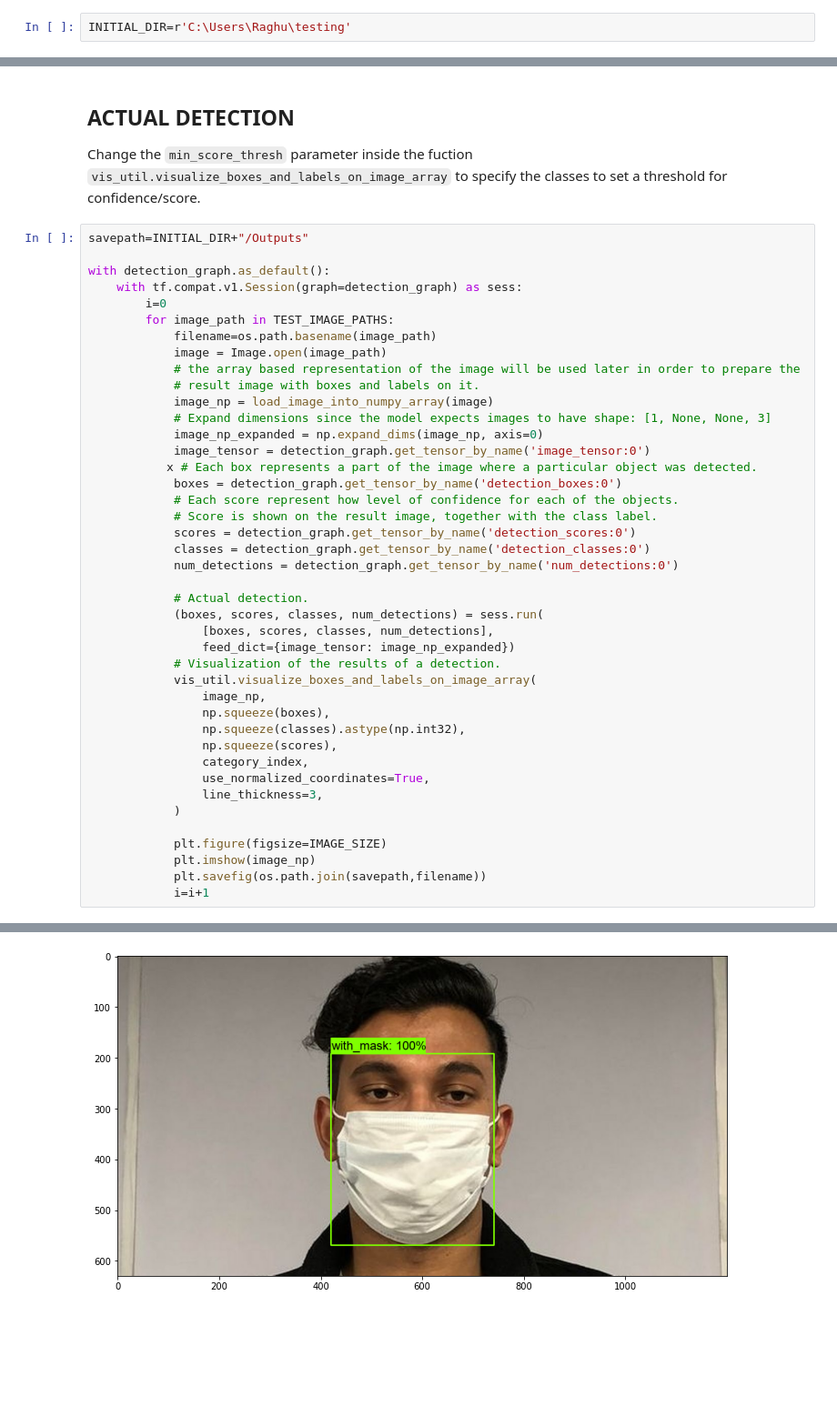
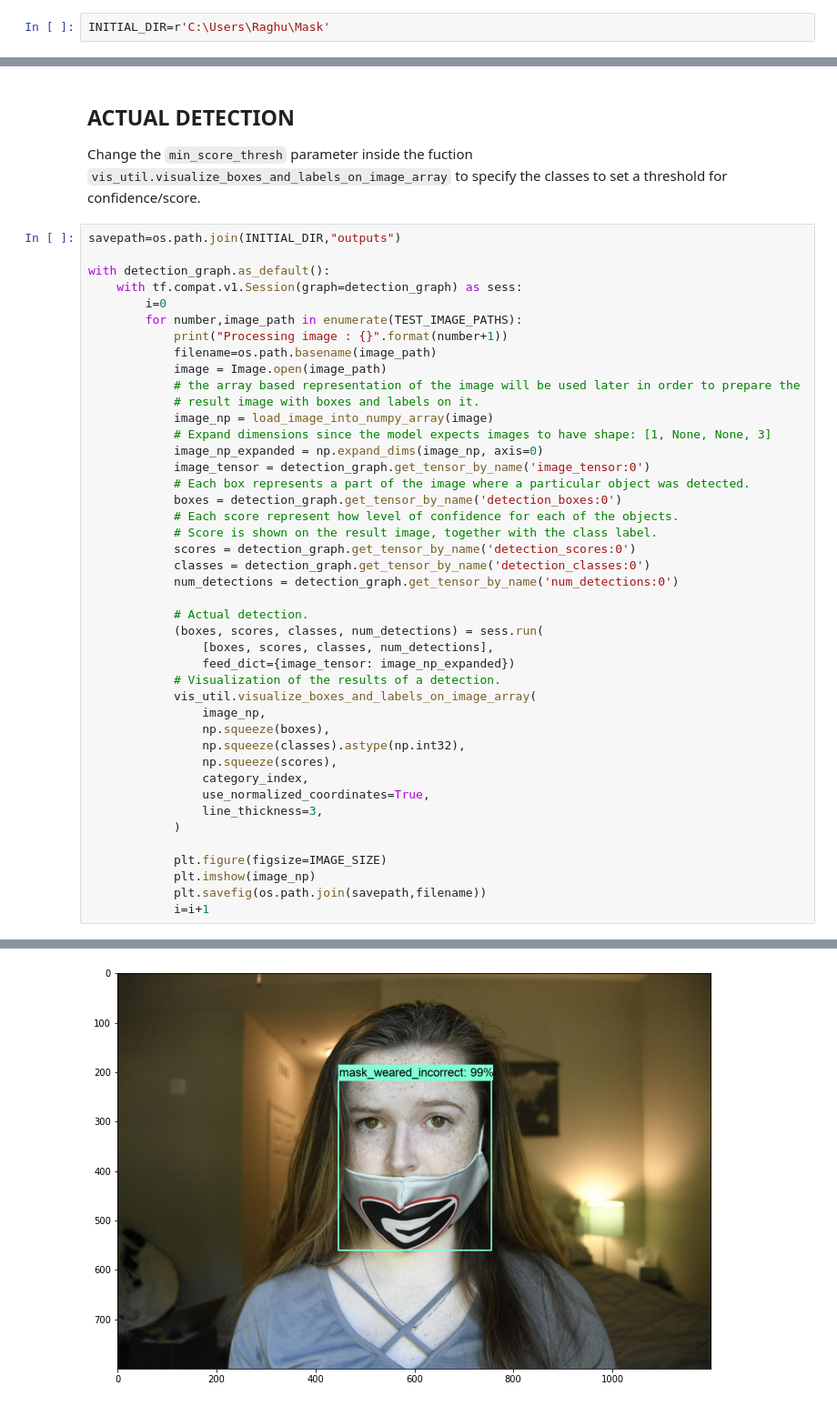
Before and after one commit to TheEyesChico/Mask-Detection, a Jupyter notebook: Mask_Detection.ipynb, the cells around one changed output, grey strips where cells are left out. Shown at 91% size. Cells and saved outputs as stored; diff of their text form; blank space fills up the shorter version.

Commit message:
Added ipynb files with outputs

```diff
--- a/Mask_Detection.ipynb
+++ b/Mask_Detection.ipynb
@@ -31,5 +31,5 @@ By default we use <b>"Faster RCNN Inception v2 COCO" </b> model.
 # %% [markdown]
 ### Replace the INITIAL_DIR and enter the absolute path till Mask-Detection Folder downloaded from Git
 # %%
-INITIAL_DIR=r'C:\Users\Raghu\testing'
+INITIAL_DIR=r'C:\Users\Raghu\Mask'
 # %%
@@ -98,12 +98,13 @@ Total Images : 5
 ## ACTUAL DETECTION
 Change the `min_score_thresh` parameter inside the fuction `vis_util.visualize_boxes_and_labels_on_image_array` to specify the classes to set a threshold for confidence/score.
 # %%
-savepath=INITIAL_DIR+"/Outputs"
+savepath=os.path.join(INITIAL_DIR,"outputs")
 
 with detection_graph.as_default():
     with tf.compat.v1.Session(graph=detection_graph) as sess:
         i=0
-        for image_path in TEST_IMAGE_PATHS:
+        for number,image_path in enumerate(TEST_IMAGE_PATHS):
+            print("Processing image : {}".format(number+1))
             filename=os.path.basename(image_path)
             image = Image.open(image_path)
             # the array based representation of the image will be used later in order to prepare the
@@ -112,7 +113,7 @@ with detection_graph.as_default():
             # Expand dimensions since the model expects images to have shape: [1, None, None, 3]
             image_np_expanded = np.expand_dims(image_np, axis=0)
             image_tensor = detection_graph.get_tensor_by_name('image_tensor:0')
-           x # Each box represents a part of the image where a particular object was detected.
+            # Each box represents a part of the image where a particular object was detected.
             boxes = detection_graph.get_tensor_by_name('detection_boxes:0')
             # Each score represent how level of confidence for each of the objects.
             # Score is shown on the result image, together with the class label.
@@ -144 +150 @@ with detection_graph.as_default():
-[figure, old version]
+[figure, new version]
```
Also changed, not shown: parts of 2 cells of this notebook, 16 other files.
